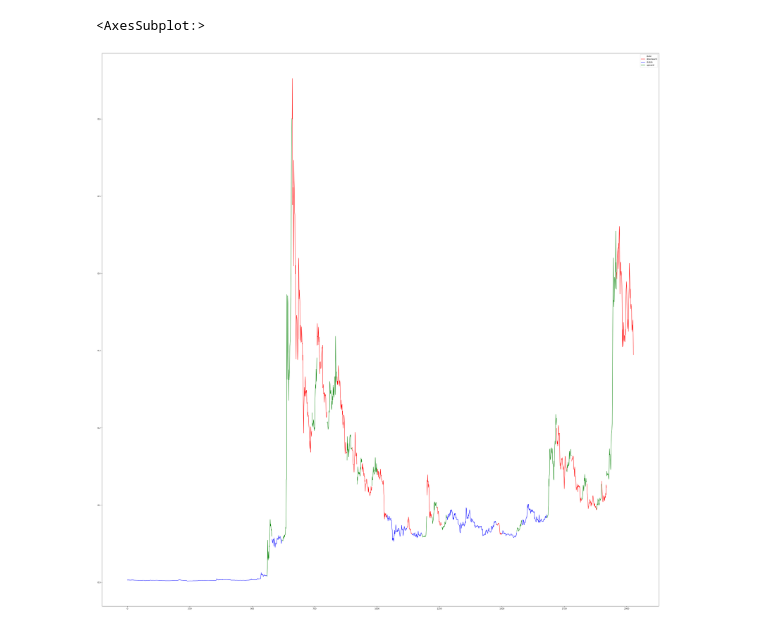
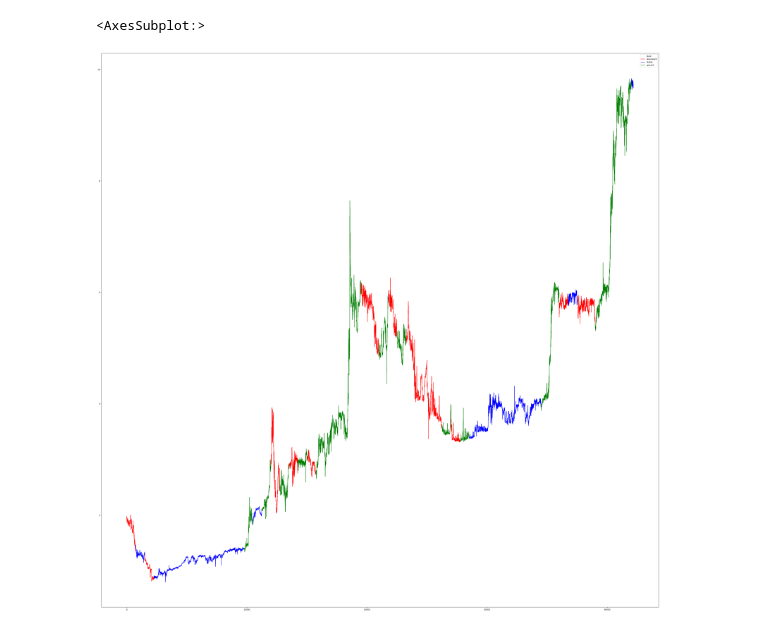
Before and after one commit to Lvinci41/program_trading_crypto, a Jupyter notebook: markovStateFactory2.ipynb, the cells around one changed output. Cells and saved outputs as stored; diff of their text form; code cells hidden in the pictures.

Commit message:
Add files via upload
Consolidated labeling script

```diff
--- a/markovStateFactory2.ipynb
+++ b/markovStateFactory2.ipynb
@@ -7,6 +7,11 @@ import matplotlib.pyplot as plt
 import plotly.graph_objects as go
 from scipy.signal import argrelextrema
 from sklearn.cluster import DBSCAN
+# %%
+dfbtc = pd.read_csv('20250202-20170908_BTC-USDT_1D.csv')
+dfdog = pd.read_csv('20250202-20170908_DOGEUSDT_1D.csv')
+dfleo = pd.read_csv('20250202-20170908_LEO-USDT_1H.csv')
+dfxrp = pd.read_csv('20250127-20170907_XRP-USDT_1H.csv')
 # %%
 
 
@@ -1208,37 +1089,42 @@ def label_market_states_stable_priority_nearest_extrema_renormalized(
 
 # Example usage (assume df is OHLC, 'close' is price, etc.):
 #df = pd.read_csv('20250202-20170908_BTC-USDT_1D_okx_ohlc_ds.csv', skip_blank_lines=True)
-df = pd.read_csv('20250202-20170908_DOGE-USDT_1D_okx_ohlc_M.csv')
+#df = pd.read_csv('20250202-20170908_DOGE-USDT_1D_okx_ohlc_M.csv')
+
+df = dfleo.copy()
+
+
 df['close'] = pd.to_numeric(df['close'], errors='coerce')
 df = label_market_states_stable_priority_nearest_extrema_renormalized(
     df,
     price_col='close',
-    atr_window=10,          # ATR reacts quickly to current high vol
-    ma_window=10,           # Short MA, tracks mean closely in choppy conditions
-    min_extrema_order=3,    # Capture frequent local swings (minimum allowed)
-    max_extrema_order=30,   # Detect all scales of choppiness
-    regression_window=20,    # Short, so labels react fast
-    threshold_factor=3.0,   # ALLOW very wide range for 'stable': 3x ATR
-    tol=0.75,               # *Very tolerant* of up/down movement inside segment (labels more as stable!)
-    dbscan_eps=1.5,         # Cluster peaks/valleys broadly for fuzzy similarity
-    dbscan_min_samples=2,   # Minimum for cluster, default is good
-    trend_p=0.2,             # Less strict about rejecting slope as random (so up/down less often assigned)
-    extrema_similarity_thresh=0.15)
+    atr_window=100,          #10 ATR reacts quickly to current high vol
+    ma_window=100,           #10 Short MA, tracks mean closely in choppy conditions
+    min_extrema_order=50,    #3 Capture frequent local swings (minimum allowed)
+    max_extrema_order=300,   #30 Detect all scales of choppiness
+    regression_window=750,    #20 Short, so labels react fast
+    threshold_factor=3.0,   #3.0 ALLOW very wide range for 'stable': 3x ATR. THIS ONE SEEMS MOST IMPORTANT
+    tol=0.75,               #0.75 *Very tolerant* of up/down movement inside segment (labels more as stable!)
+    dbscan_eps=1.5,         #1.5 Cluster peaks/valleys broadly for fuzzy similarity SEEMS LESS IMPACT
+    dbscan_min_samples=2,   #2 Minimum for cluster, default is good
+    trend_p=0.2,             #0.2 Less strict about rejecting slope as random (so up/down less often assigned) SEEMS LESS IMPACT
+    extrema_similarity_thresh=0.15) #0.15)
 
 '''
+ORIGINAL, high tolerance for flat, good mix of flat, preference for trending
     df,
     price_col='close',
-    atr_window=30,
-    ma_window=50,
-    min_extrema_order=10,
-    max_extrema_order=30,
-    regression_window=30,
-    threshold_factor=1.25,
-    tol=0.25,
-    dbscan_eps=0.5,
-    dbscan_min_samples=2,
-    trend_p=0.05,
-    extrema_similarity_thresh=0.05  # % of mean price
+    atr_window=30,30,30
+    ma_window=50,50,50
+    min_extrema_order=10,10,10
+    max_extrema_order=30,30,30
+    regression_window=30,50,50
+    threshold_factor=1.25,1.5,0.5
+    tol=0.25,0.5,0.3
+    dbscan_eps=0.5,0.5,0.5
+    dbscan_min_samples=2,2,5
+    trend_p=0.05,0.5,0.5
+    extrema_similarity_thresh=0.05,0.15,0.1  # % of mean price
 ):
 
 '''
@@ -1257,31 +1143,31 @@ df = label_market_states_stable_priority(
     dbscan_eps=1.0,         # Cluster peaks/valleys broadly for fuzzy similarity
     dbscan_min_samples=2,   # Minimum for cluster, default is good
     trend_p=0.2             # Less strict about rejecting slope as random (so up/down less often assigned)
 )
 
 
 
 Arg Name	Type	For Sensitivity	Why	Range (for max sensitivity)
 threshold_factor	float	Increase	Allows stable in high vol	2.0 to 3.0
 volatility_factor	float	Increase	Same as above	2.0 to 3.0
 stable_mult	float	Increase	Permits wider stable swing	2.0 to 3.0
 tol	float	Increase	Lets small trends count as stable	0.5 to 0.75
 min_run	int	Decrease	Shorter ranges counted	3 to 8
 atr_window	int	Decrease	ATR adapts fast to new vol	5 to 10
 '''
 
 graph_df = df.set_index('state', append=True)['close']
 graph_df = graph_df.unstack('state')
 colors_map = {'stable': 'blue',
               'downward': 'red',
               'upward': 'green',
               '0': 'black',
              }
 colors_map[np.nan] = 'black'
 #BTC_mm_plot['date'] = BTCUSDT_data['Date']
 
 plot.rcParams['figure.figsize'] = [50, 50]
 graph_df.plot(color=colors_map)
 # %% [output]
 <AxesSubplot:>
-[figure, old version]
+[figure, new version]
```
Also changed, not shown: parts of 12 cells of this notebook.
